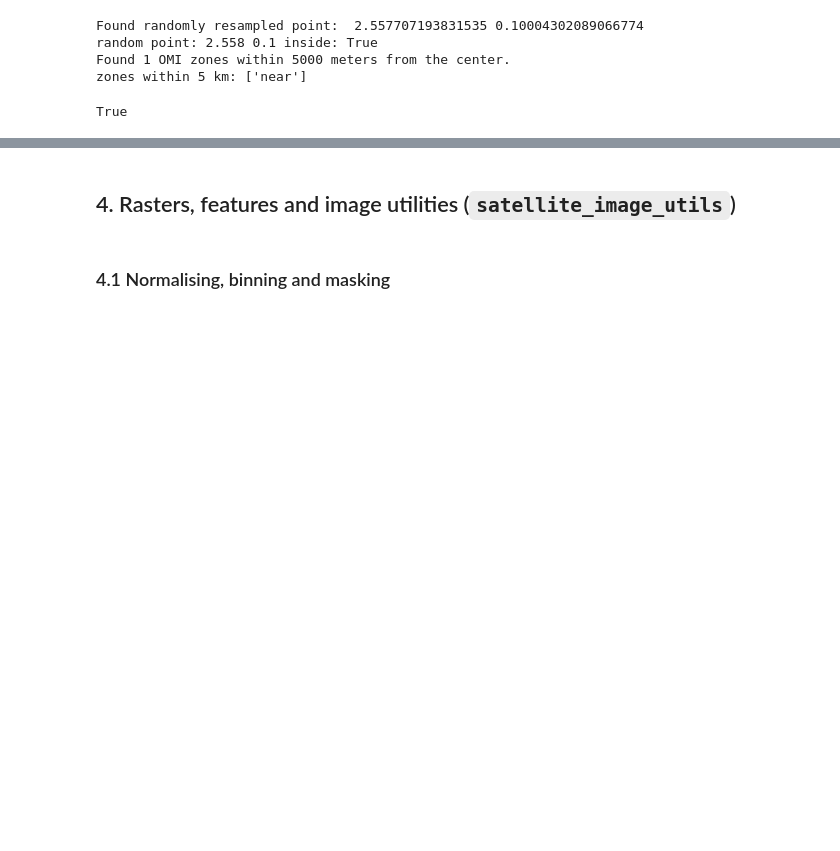
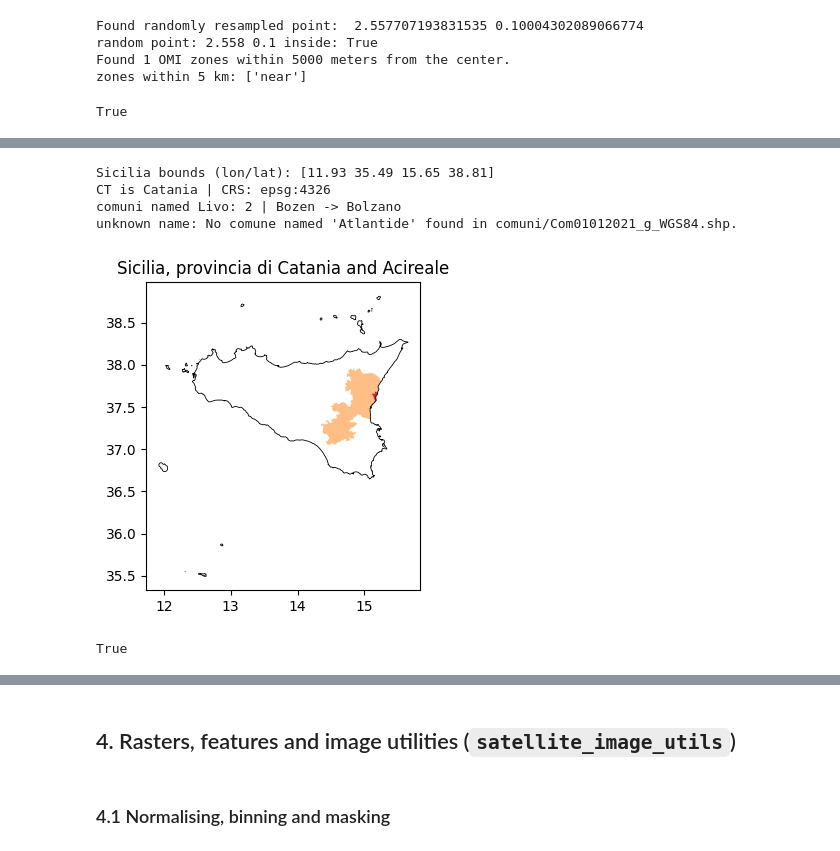
Before and after one commit to EdoardoCarlesi/caneblu, a Jupyter notebook: notebooks/caneblu_tour.ipynb, the cells around one changed output, grey strips where cells are left out. Cells and saved outputs as stored; diff of their text form; code cells hidden in the pictures; blank space fills up the shorter version.

```diff
--- a/notebooks/caneblu_tour.ipynb
+++ b/notebooks/caneblu_tour.ipynb
@@ -332,0 +288,39 @@ True
+# %%
+sicilia = geo.get_admin_boundaries("Sicilia", "regione")
+catania = geo.get_admin_boundaries("CT", "provincia")
+acireale = geo.get_admin_boundaries("Acireale", "comune")
+livo = geo.get_admin_boundaries("Livo", "comune")      # two comuni share this name
+bozen = geo.get_admin_boundaries("Bozen", "comune")    # alternative name of Bolzano
+
+print("Sicilia bounds (lon/lat):", sicilia.total_bounds.round(2))
+print("CT is", catania["DEN_UTS"].iloc[0], "| CRS:", catania.crs)
+print("comuni named Livo:", len(livo), "| Bozen ->", bozen["COMUNE"].iloc[0])
+
+try:
+    geo.get_admin_boundaries("Atlantide", "comune")
+    unknown_raises = False
+except ValueError as err:
+    unknown_raises = True
+    print("unknown name:", err)
+
+fig, ax = plt.subplots(figsize=(5, 4))
+sicilia.boundary.plot(ax=ax, color="black", linewidth=0.6)
+catania.plot(ax=ax, color="tab:orange", alpha=0.5)
+acireale.plot(ax=ax, color="tab:red")
+ax.set_title("Sicilia, provincia di Catania and Acireale")
+plt.show()
+
+check("regione lookup returns one row", len(sicilia) == 1)
+check("provincia code and name give the same area", catania.geometry.iloc[0].equals(geo.get_admin_boundaries("catania", "provincia").geometry.iloc[0]))
+check("boundaries are in EPSG:4326", catania.crs.to_epsg() == 4326)
+check("comune lies inside its provincia", catania.geometry.iloc[0].buffer(1e-6).contains(acireale.geometry.iloc[0]))
+check("ambiguous comune name returns all matches", len(livo) == 2)
+check("alternative comune name is matched", bozen["COMUNE"].iloc[0] == "Bolzano")
+check("unknown name raises ValueError", unknown_raises)
+# %% [output]
+Sicilia bounds (lon/lat): [11.93 35.49 15.65 38.81]
+CT is Catania | CRS: epsg:4326
+comuni named Livo: 2 | Bozen -> Bolzano
+unknown name: No comune named 'Atlantide' found in comuni/Com01012021_g_WGS84.shp.
+[figure, added]
+True
```
Also changed, not shown: parts of 18 cells of this notebook, 5 other files.
